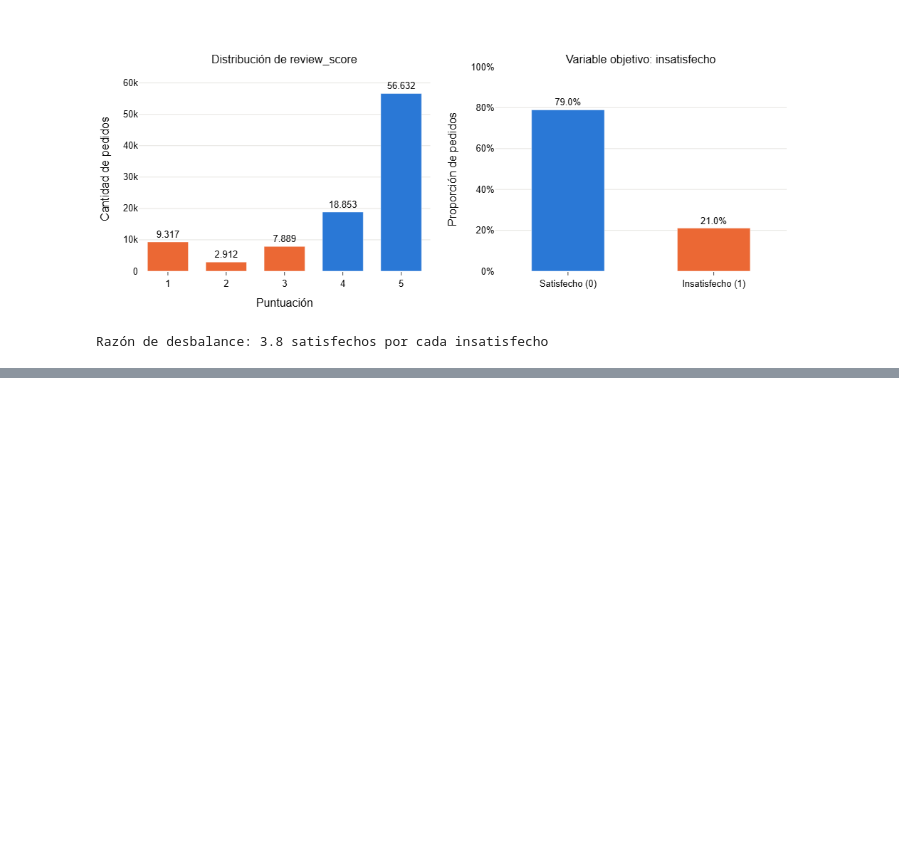
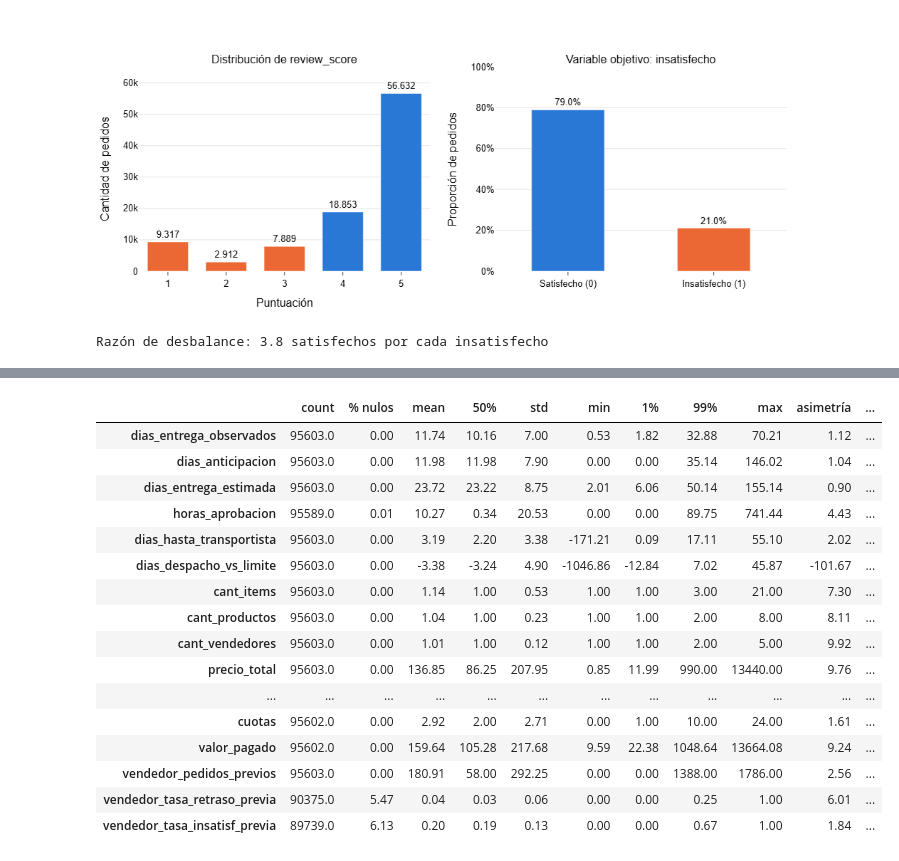
Before and after one commit to cynthiavivas9-ship-it/Proyecto-Mineria-de-datos, a Jupyter notebook: notebooks/03_eda.ipynb, the cells around one changed output, grey strips where cells are left out. Cells and saved outputs as stored; diff of their text form; code cells hidden in the pictures; blank space fills up the shorter version.

```diff
--- a/notebooks/03_eda.ipynb
+++ b/notebooks/03_eda.ipynb
@@ -213,0 +229,26 @@ Razón de desbalance: 3.8 satisfechos por cada insatisfecho
+# %%
+resumen = resumen_numerico(df, VARS_NUMERICAS)
+resumen['% nulos'] = df[VARS_NUMERICAS].isna().mean().mul(100).round(2)
+resumen = resumen.join(tabla_outliers(df, VARS_NUMERICAS)[['% moderados', '% extremos']])
+
+columnas = ['count', '% nulos', 'mean', '50%', 'std', 'min', '1%', '99%', 'max',
+            'asimetría', '% moderados', '% extremos']
+display(resumen[columnas].round(2))
+# %% [output]
+|  | count | % nulos | mean | 50% | std | min | 1% | 99% | max | asimetría | ... |
+| dias_entrega_observados | 95603.0 | 0.00 | 11.74 | 10.16 | 7.00 | 0.53 | 1.82 | 32.88 | 70.21 | 1.12 | ... |
+| dias_anticipacion | 95603.0 | 0.00 | 11.98 | 11.98 | 7.90 | 0.00 | 0.00 | 35.14 | 146.02 | 1.04 | ... |
+| dias_entrega_estimada | 95603.0 | 0.00 | 23.72 | 23.22 | 8.75 | 2.01 | 6.06 | 50.14 | 155.14 | 0.90 | ... |
+| horas_aprobacion | 95589.0 | 0.01 | 10.27 | 0.34 | 20.53 | 0.00 | 0.00 | 89.75 | 741.44 | 4.43 | ... |
+| dias_hasta_transportista | 95603.0 | 0.00 | 3.19 | 2.20 | 3.38 | -171.21 | 0.09 | 17.11 | 55.10 | 2.02 | ... |
+| dias_despacho_vs_limite | 95603.0 | 0.00 | -3.38 | -3.24 | 4.90 | -1046.86 | -12.84 | 7.02 | 45.87 | -101.67 | ... |
+| cant_items | 95603.0 | 0.00 | 1.14 | 1.00 | 0.53 | 1.00 | 1.00 | 3.00 | 21.00 | 7.30 | ... |
+| cant_productos | 95603.0 | 0.00 | 1.04 | 1.00 | 0.23 | 1.00 | 1.00 | 2.00 | 8.00 | 8.11 | ... |
+| cant_vendedores | 95603.0 | 0.00 | 1.01 | 1.00 | 0.12 | 1.00 | 1.00 | 2.00 | 5.00 | 9.92 | ... |
+| precio_total | 95603.0 | 0.00 | 136.85 | 86.25 | 207.95 | 0.85 | 11.99 | 990.00 | 13440.00 | 9.76 | ... |
+| ... | ... | ... | ... | ... | ... | ... | ... | ... | ... | ... | ... |
+| cuotas | 95602.0 | 0.00 | 2.92 | 2.00 | 2.71 | 0.00 | 1.00 | 10.00 | 24.00 | 1.61 | ... |
+| valor_pagado | 95602.0 | 0.00 | 159.64 | 105.28 | 217.68 | 9.59 | 22.38 | 1048.64 | 13664.08 | 9.24 | ... |
+| vendedor_pedidos_previos | 95603.0 | 0.00 | 180.91 | 58.00 | 292.25 | 0.00 | 0.00 | 1388.00 | 1786.00 | 2.56 | ... |
+| vendedor_tasa_retraso_previa | 90375.0 | 5.47 | 0.04 | 0.03 | 0.06 | 0.00 | 0.00 | 0.25 | 1.00 | 6.01 | ... |
+| vendedor_tasa_insatisf_previa | 89739.0 | 6.13 | 0.20 | 0.19 | 0.13 | 0.00 | 0.00 | 0.67 | 1.00 | 1.84 | ... |
```
Also changed, not shown: parts of 6 cells of this notebook, 2 other files.
